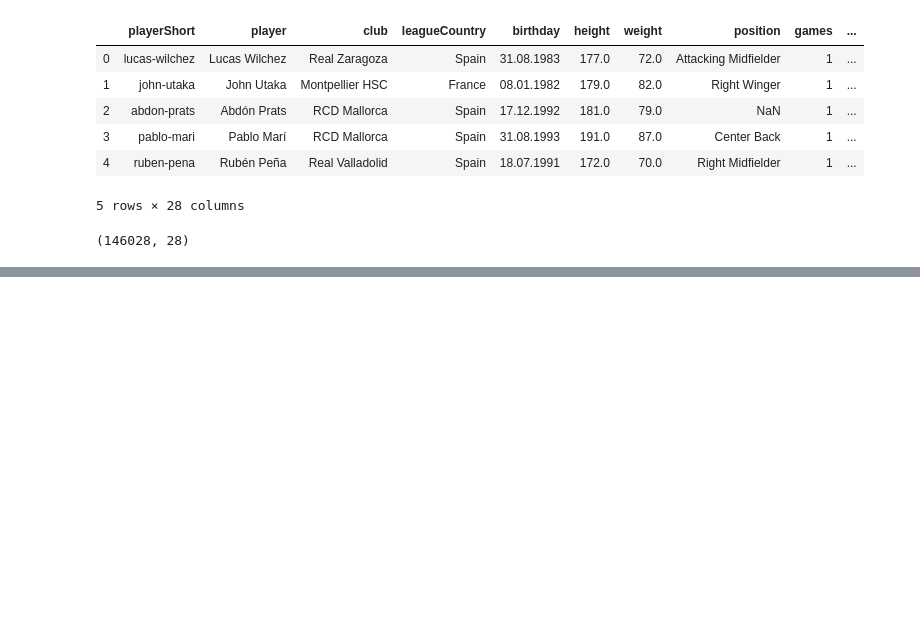
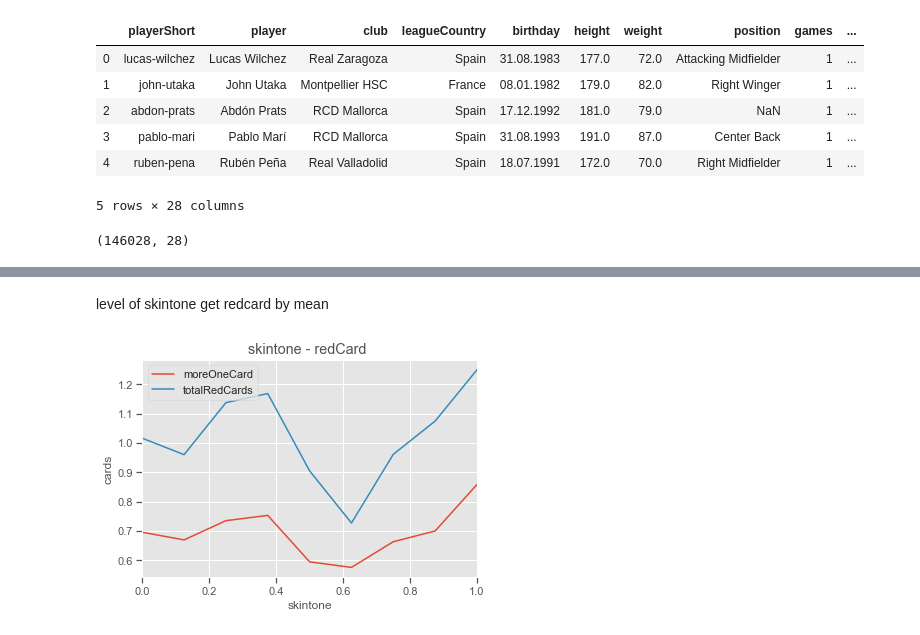
Before and after one commit to TOMMYWHY/158_755DataScience, a Jupyter notebook: project1/project1/Notebooks/project1.ipynb, the cells around one changed output, grey strips where cells are left out. Drawn from its saved outputs; the diff is of its cells as text; code cells hidden in the pictures; blank space fills up the shorter version.

```diff
--- a/project1/project1/Notebooks/project1.ipynb
+++ b/project1/project1/Notebooks/project1.ipynb
@@ -295,0 +205,13 @@ dyads.redCards.max()
+# %% [markdown]
+level of skintone get redcard by mean
+# %%
+skintone_mean = players.groupby(['skintone']).mean()
+
+skintone_mean[['moreOneCard','totalRedCards']].plot()
+plt.title("skintone - redCard ", alpha=0.8)
+plt.ylabel(u"cards")
+plt.legend(loc='upper left')
+
+plt.show()
+# %% [output]
+[figure, added]
```
Also changed, not shown: parts of 103 cells of this notebook, 12 other files.
